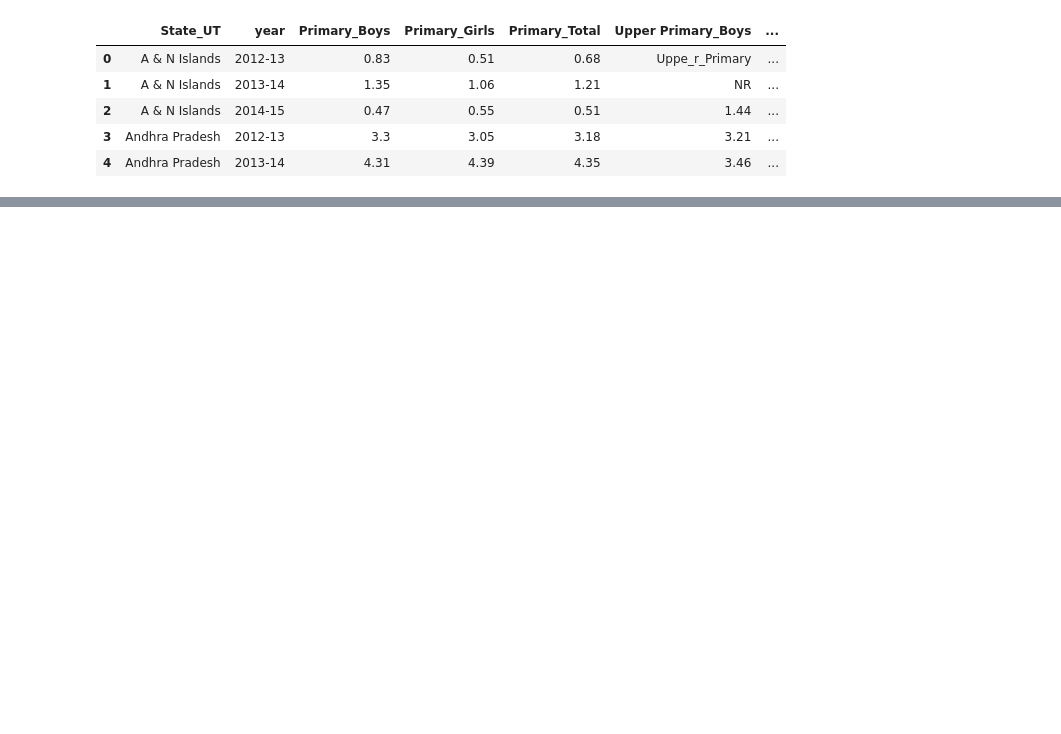
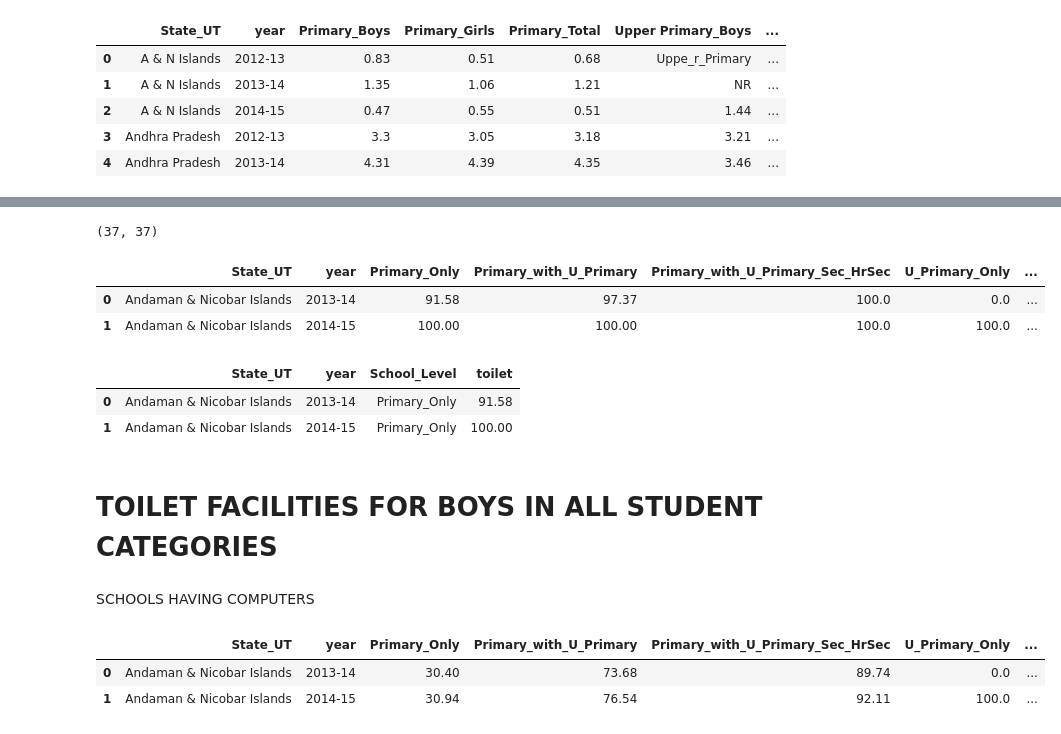
Before and after one commit to anmol9999/statistics-indian-school, a Jupyter notebook: data analysis/analysis.ipynb, the cells around one changed output, grey strips where cells are left out. Drawn from its saved outputs; the diff is of its cells as text; code cells hidden in the pictures; blank space fills up the shorter version.

```diff
--- a/data analysis/analysis.ipynb
+++ b/data analysis/analysis.ipynb
@@ -16,0 +45,13 @@ data.head()
+# %%
+boys = pd.read_csv('../datasets//schools-with-boys-toilet.csv')
+girls = pd.read_csv('../datasets/schools-with-girls-toilet.csv')
+# %%
+len(boys.State_UT.unique()), len(girls.State_UT.unique())
+# %% [output]
+(37, 37)
+# %%
+boys.head(2)
+# %% [output]
+|  | State_UT | year | Primary_Only | Primary_with_U_Primary | Primary_with_U_Primary_Sec_HrSec | U_Primary_Only | ... |
+| 0 | Andaman & Nicobar Islands | 2013-14 | 91.58 | 97.37 | 100.0 | 0.0 | ... |
+| 1 | Andaman & Nicobar Islands | 2014-15 | 100.00 | 100.00 | 100.0 | 100.0 | ... |
@@ -16,0 +61,6 @@ data.head()
+# %%
+boys_melt.head(2)
+# %% [output]
+|  | State_UT | year | School_Level | toilet |
+| 0 | Andaman & Nicobar Islands | 2013-14 | Primary_Only | 91.58 |
+| 1 | Andaman & Nicobar Islands | 2014-15 | Primary_Only | 100.00 |
@@ -16,0 +69,2 @@ data.head()
+# %% [markdown]
+# TOILET FACILITIES FOR BOYS IN  ALL STUDENT CATEGORIES
@@ -16,0 +89,2 @@ data.head()
+# %% [markdown]
+SCHOOLS HAVING COMPUTERS
@@ -16,0 +93,6 @@ data.head()
+# %%
+df_school_comps.head(2)
+# %% [output]
+|  | State_UT | year | Primary_Only | Primary_with_U_Primary | Primary_with_U_Primary_Sec_HrSec | U_Primary_Only | ... |
+| 0 | Andaman & Nicobar Islands | 2013-14 | 30.40 | 73.68 | 89.74 | 0.0 | ... |
+| 1 | Andaman & Nicobar Islands | 2014-15 | 30.94 | 76.54 | 92.11 | 100.0 | ... |
```
Also changed, not shown: parts of 11 cells of this notebook, 9 other files.
